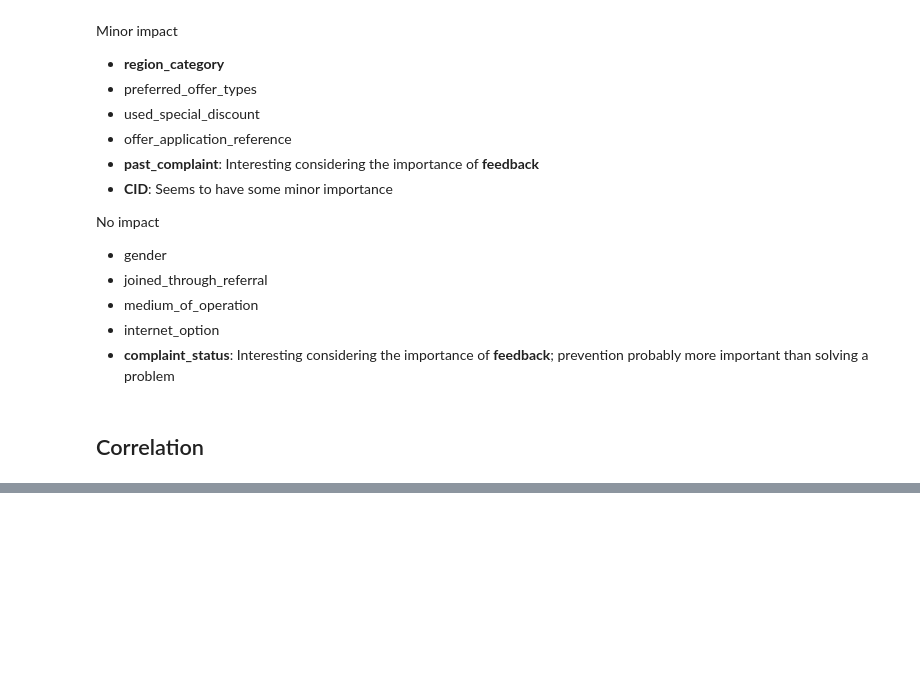
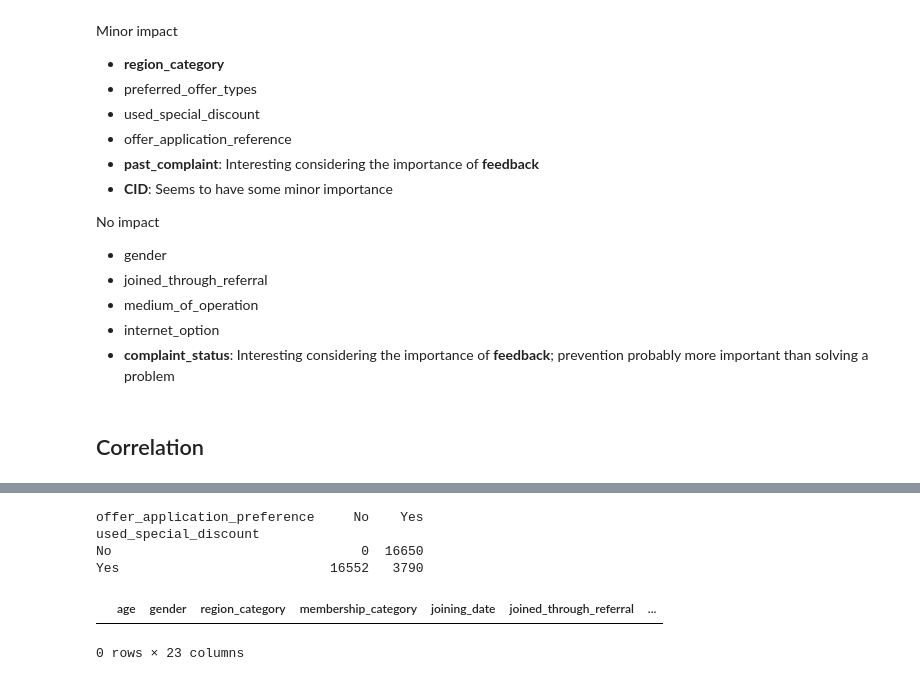
Before and after one commit to forster-j/churn-prediction, a Jupyter notebook: 03_EDA.ipynb, the cells around one changed output, grey strips where cells are left out. Saved outputs shown, nothing was run; the diff lists cells and outputs as text; code cells hidden in the pictures; blank space fills up the shorter version.

```diff
--- a/03_EDA.ipynb
+++ b/03_EDA.ipynb
@@ -163,0 +207,16 @@ sns.heatmap
+# %%
+# A Matrix like a Confusion matrix between: 'used_special_discount'  and 'offer_application_preference'
+
+comparing_matrix = pd.crosstab(df['used_special_discount'], df['offer_application_preference'])
+print(comparing_matrix)
+# %% [output]
+offer_application_preference     No    Yes
+used_special_discount
+No                                0  16650
+Yes                           16552   3790
+# %%
+df[['used_special_discount', 'offer_application_preference']].head(10)
+df[(df['used_special_discount'] =='No') & (df['offer_application_preference'] == 'No')]
+# %% [output]
+|  | age | gender | region_category | membership_category | joining_date | joined_through_referral | ... |
+0 rows × 23 columns
```
Also changed, not shown: parts of 12 cells of this notebook, 1 other file.
